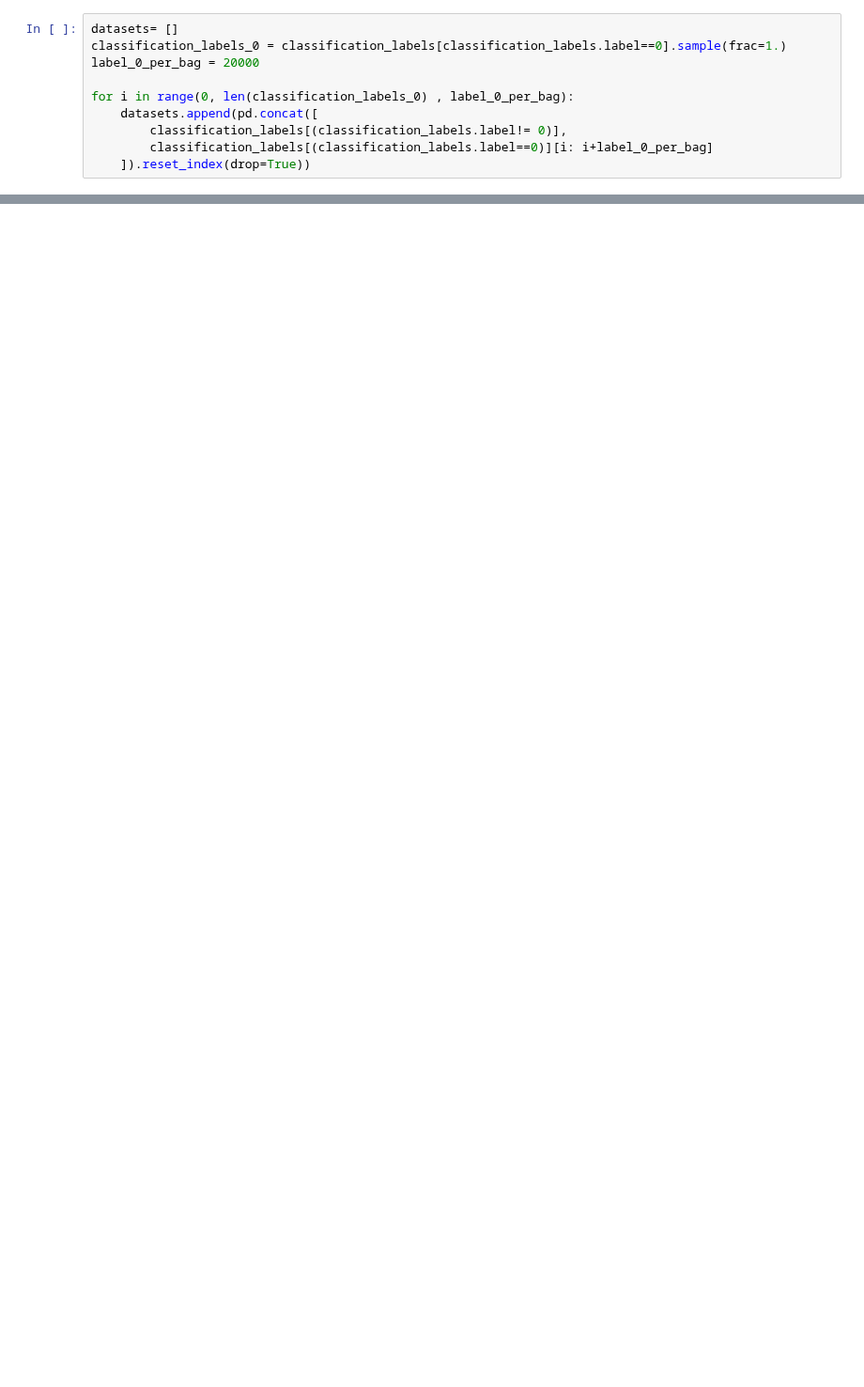
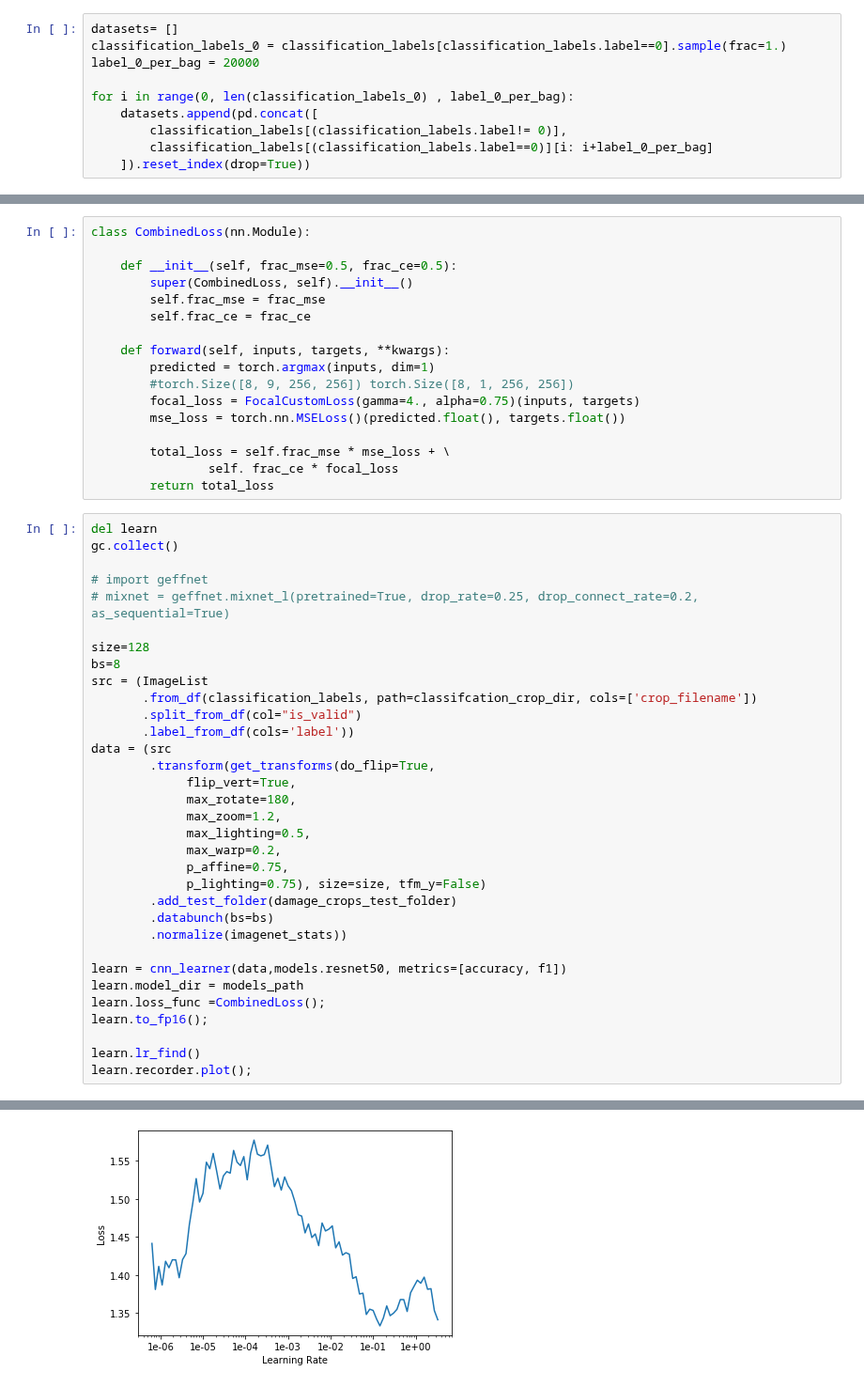
Before and after one commit to wwymak/spacenet-buildings, a Jupyter notebook: xview2/improve classification with bagging.ipynb, the cells around one changed output, grey strips where cells are left out. Shown at 94% size. Drawn from its saved outputs; the diff is of its cells as text; blank space fills up the shorter version.

Commit message:
focal + mse loss

```diff
--- a/xview2/improve classification with bagging.ipynb
+++ b/xview2/improve classification with bagging.ipynb
@@ -275,0 +316,51 @@ Path: /media/wwymak/Storage/xView2/classification_crops_post
+# %%
+class CombinedLoss(nn.Module):
+
+    def __init__(self, frac_mse=0.5, frac_ce=0.5):
+        super(CombinedLoss, self).__init__()
+        self.frac_mse = frac_mse
+        self.frac_ce = frac_ce
+
+    def forward(self, inputs, targets, **kwargs):
+        predicted = torch.argmax(inputs, dim=1)
+        #torch.Size([8, 9, 256, 256]) torch.Size([8, 1, 256, 256])
+        focal_loss = FocalCustomLoss(gamma=4., alpha=0.75)(inputs, targets)
+        mse_loss = torch.nn.MSELoss()(predicted.float(), targets.float())
+
+        total_loss = self.frac_mse * mse_loss + \
+                self. frac_ce * focal_loss
+        return total_loss
+# %%
+del learn
+gc.collect()
+
+# import geffnet
+# mixnet = geffnet.mixnet_l(pretrained=True, drop_rate=0.25, drop_connect_rate=0.2, as_sequential=True)
+
+size=128
+bs=8
+src = (ImageList
+       .from_df(classification_labels, path=classifcation_crop_dir, cols=['crop_filename'])
+       .split_from_df(col="is_valid")
+       .label_from_df(cols='label'))
+data = (src
+        .transform(get_transforms(do_flip=True,
+             flip_vert=True,
+             max_rotate=180,
+             max_zoom=1.2,
+             max_lighting=0.5,
+             max_warp=0.2,
+             p_affine=0.75,
+             p_lighting=0.75), size=size, tfm_y=False)
+        .add_test_folder(damage_crops_test_folder)
+        .databunch(bs=bs)
+        .normalize(imagenet_stats))
+
+learn = cnn_learner(data,models.resnet50, metrics=[accuracy, f1])
+learn.model_dir = models_path
+learn.loss_func =CombinedLoss();
+learn.to_fp16();
+
+learn.lr_find()
+learn.recorder.plot();
+# %% [output]
@@ -275,0 +369 @@ Path: /media/wwymak/Storage/xView2/classification_crops_post
+[figure, added]
```
Also changed, not shown: parts of 25 cells of this notebook, 1 other file.
